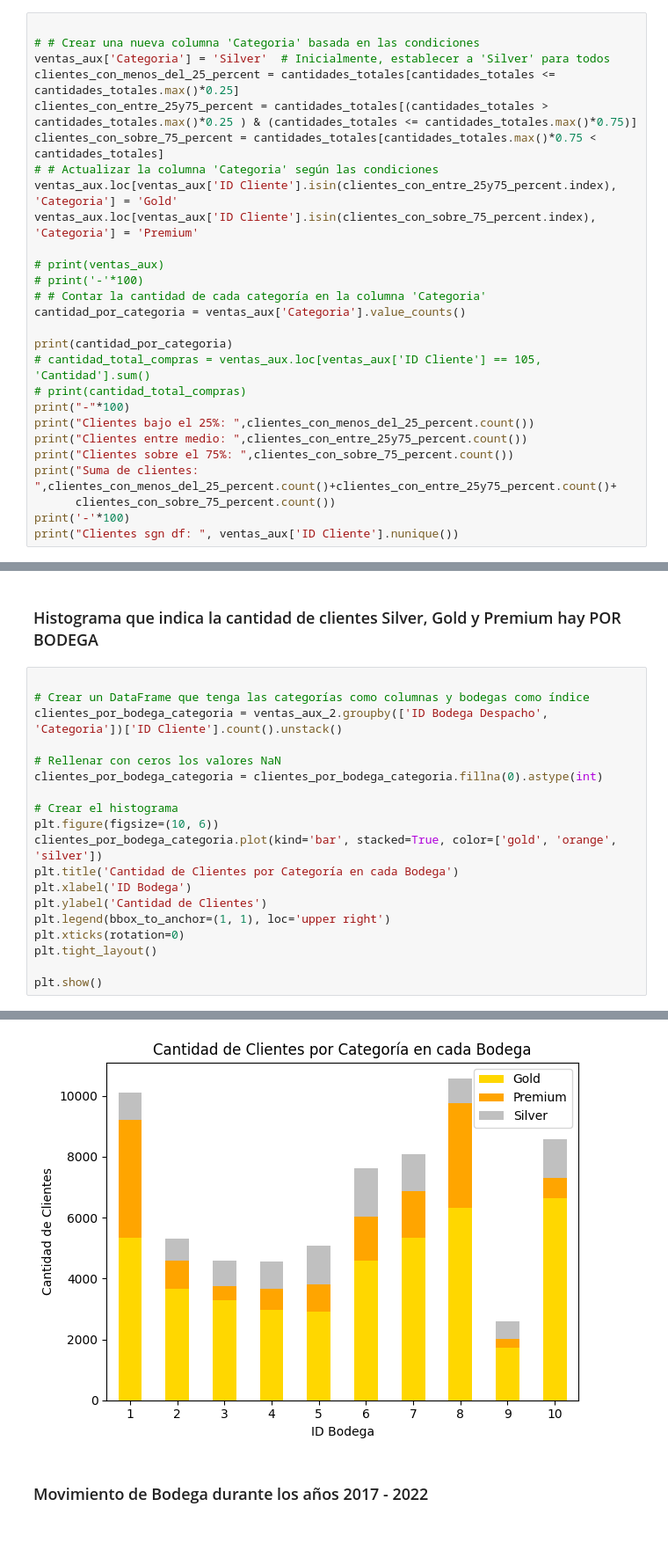
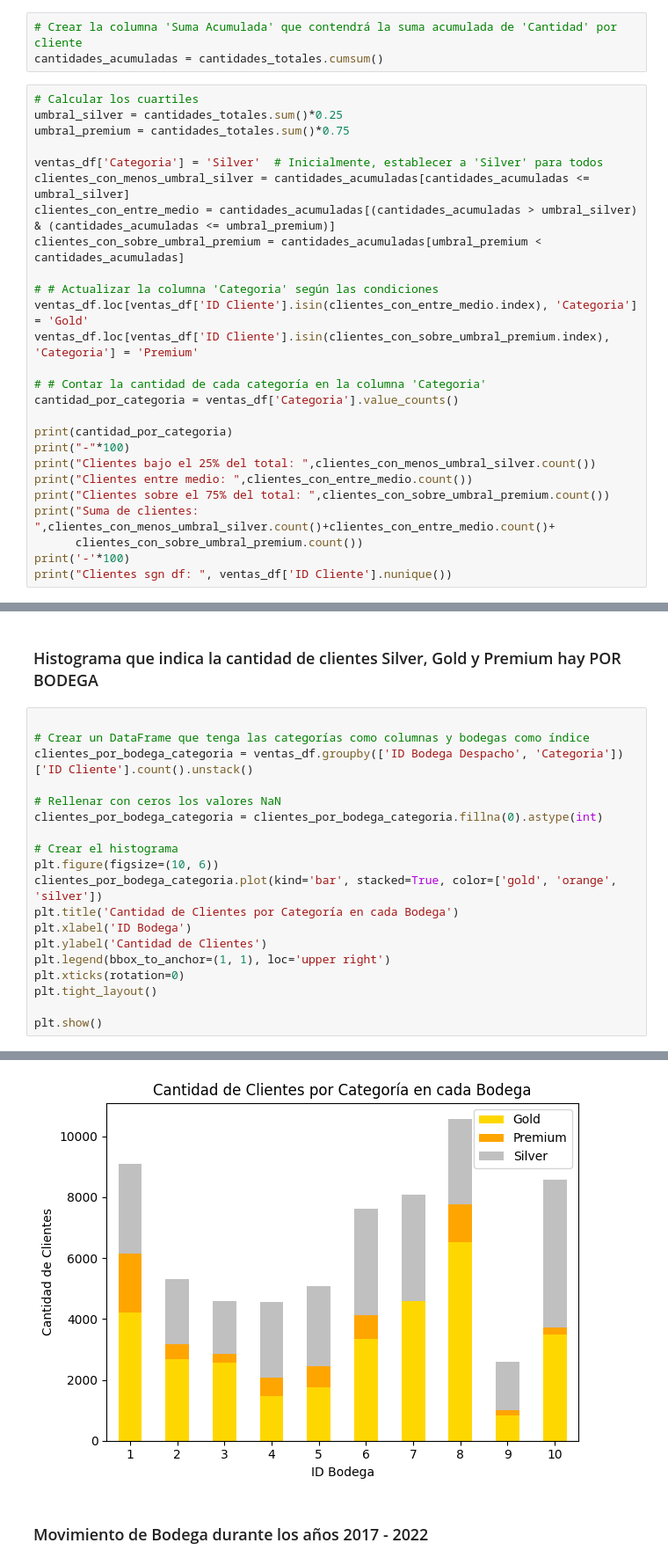
Before and after one commit to javieragebhardt/Optimizacion-Bodegas-G16, a Jupyter notebook: Analisis_Datos_Bodega.ipynb, the cells around one changed output, grey strips where cells are left out. Shown at 88% size. Cells and saved outputs as stored; diff of their text form; blank space fills up the shorter version.

```diff
--- a/Analisis_Datos_Bodega.ipynb
+++ b/Analisis_Datos_Bodega.ipynb
@@ -323,28 +297,30 @@ ventas_aux = ventas_df.copy()
+# %%
+# Crear la columna 'Suma Acumulada' que contendrá la suma acumulada de 'Cantidad' por cliente
+cantidades_acumuladas = cantidades_totales.cumsum()
 # %%
+# Calcular los cuartiles
+umbral_silver = cantidades_totales.sum()*0.25
+umbral_premium = cantidades_totales.sum()*0.75
 
-# # Crear una nueva columna 'Categoria' basada en las condiciones
-ventas_aux['Categoria'] = 'Silver'  # Inicialmente, establecer a 'Silver' para todos
-clientes_con_menos_del_25_percent = cantidades_totales[cantidades_totales <= cantidades_totales.max()*0.25]
-clientes_con_entre_25y75_percent = cantidades_totales[(cantidades_totales > cantidades_totales.max()*0.25 ) & (cantidades_totales <= cantidades_totales.max()*0.75)]
-clientes_con_sobre_75_percent = cantidades_totales[cantidades_totales.max()*0.75 < cantidades_totales]
+ventas_df['Categoria'] = 'Silver'  # Inicialmente, establecer a 'Silver' para todos
+clientes_con_menos_umbral_silver = cantidades_acumuladas[cantidades_acumuladas <= umbral_silver]
+clientes_con_entre_medio = cantidades_acumuladas[(cantidades_acumuladas > umbral_silver) & (cantidades_acumuladas <= umbral_premium)]
+clientes_con_sobre_umbral_premium = cantidades_acumuladas[umbral_premium < cantidades_acumuladas]
+
 # # Actualizar la columna 'Categoria' según las condiciones
-ventas_aux.loc[ventas_aux['ID Cliente'].isin(clientes_con_entre_25y75_percent.index), 'Categoria'] = 'Gold'
-ventas_aux.loc[ventas_aux['ID Cliente'].isin(clientes_con_sobre_75_percent.index), 'Categoria'] = 'Premium'
+ventas_df.loc[ventas_df['ID Cliente'].isin(clientes_con_entre_medio.index), 'Categoria'] = 'Gold'
+ventas_df.loc[ventas_df['ID Cliente'].isin(clientes_con_sobre_umbral_premium.index), 'Categoria'] = 'Premium'
 
-# print(ventas_aux)
-# print('-'*100)
 # # Contar la cantidad de cada categoría en la columna 'Categoria'
-cantidad_por_categoria = ventas_aux['Categoria'].value_counts()
+cantidad_por_categoria = ventas_df['Categoria'].value_counts()
 
 print(cantidad_por_categoria)
-# cantidad_total_compras = ventas_aux.loc[ventas_aux['ID Cliente'] == 105, 'Cantidad'].sum()
-# print(cantidad_total_compras)
 print("-"*100)
-print("Clientes bajo el 25%: ",clientes_con_menos_del_25_percent.count())
-print("Clientes entre medio: ",clientes_con_entre_25y75_percent.count())
-print("Clientes sobre el 75%: ",clientes_con_sobre_75_percent.count())
-print("Suma de clientes: ",clientes_con_menos_del_25_percent.count()+clientes_con_entre_25y75_percent.count()+
-      clientes_con_sobre_75_percent.count())
+print("Clientes bajo el 25% del total: ",clientes_con_menos_umbral_silver.count())
+print("Clientes entre medio: ",clientes_con_entre_medio.count())
+print("Clientes sobre el 75% del total: ",clientes_con_sobre_umbral_premium.count())
+print("Suma de clientes: ",clientes_con_menos_umbral_silver.count()+clientes_con_entre_medio.count()+
+      clientes_con_sobre_umbral_premium.count())
 print('-'*100)
-print("Clientes sgn df: ", ventas_aux['ID Cliente'].nunique())
+print("Clientes sgn df: ", ventas_df['ID Cliente'].nunique())
 # %% [output]
@@ -441,25 +364,25 @@ Clientes sgn df:  2877
 # %%
 
 # Crear un DataFrame que tenga las categorías como columnas y bodegas como índice
-clientes_por_bodega_categoria = ventas_aux_2.groupby(['ID Bodega Despacho', 'Categoria'])['ID Cliente'].count().unstack()
+clientes_por_bodega_categoria = ventas_df.groupby(['ID Bodega Despacho', 'Categoria'])['ID Cliente'].count().unstack()
 
 # Rellenar con ceros los valores NaN
 clientes_por_bodega_categoria = clientes_por_bodega_categoria.fillna(0).astype(int)
 
 # Crear el histograma
 plt.figure(figsize=(10, 6))
 clientes_por_bodega_categoria.plot(kind='bar', stacked=True, color=['gold', 'orange', 'silver'])
 plt.title('Cantidad de Clientes por Categoría en cada Bodega')
 plt.xlabel('ID Bodega')
 plt.ylabel('Cantidad de Clientes')
 plt.legend(bbox_to_anchor=(1, 1), loc='upper right')
 plt.xticks(rotation=0)
 plt.tight_layout()
 
 plt.show()
 # %% [output]
 <Figure size 1000x600 with 0 Axes>
-[figure, old version]
+[figure, new version]
 # %% [markdown]
 ### Movimiento de Bodega durante los años 2017 - 2022
 # %%
```
Also changed, not shown: parts of 34 cells of this notebook, 52 other files.
